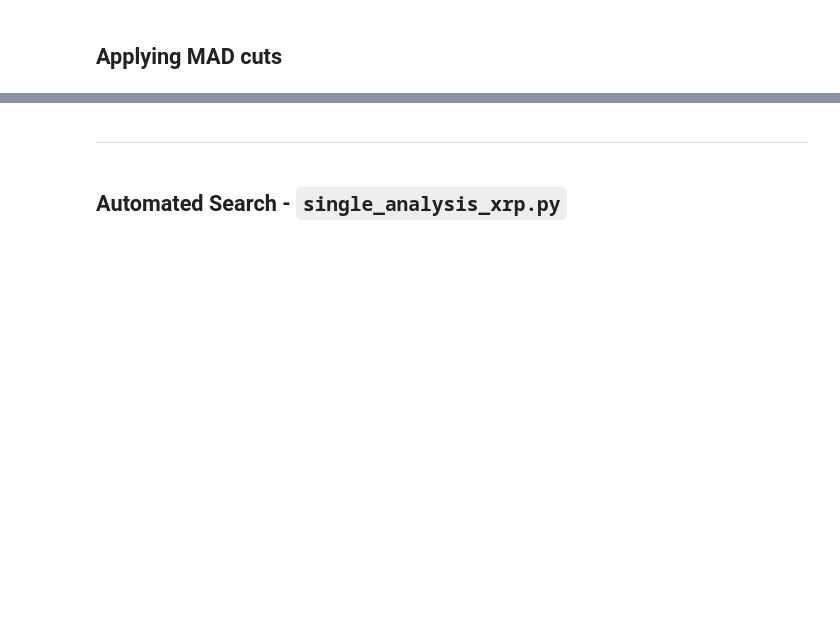
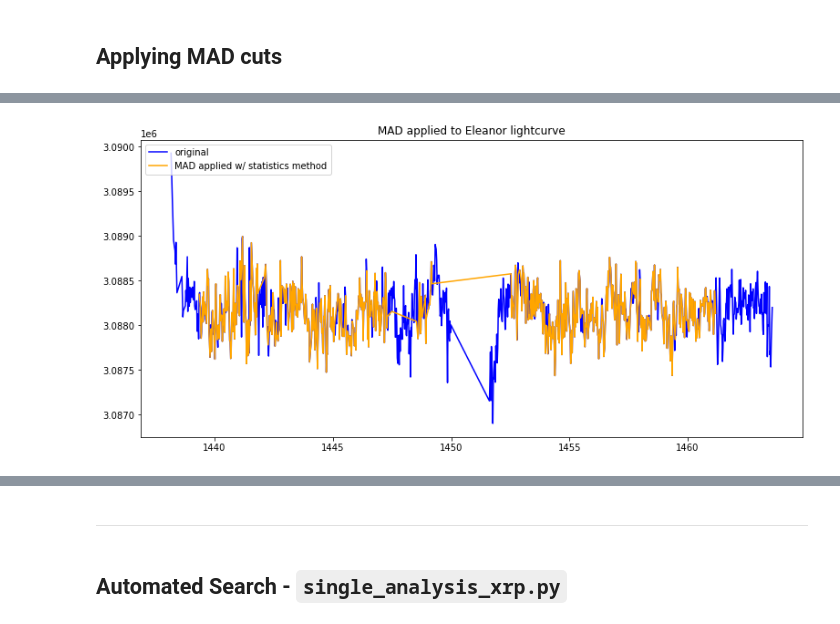
Before and after one commit to azibn/automated_exocomet_hunt, a Jupyter notebook: Notebooks/Eleanor_Test.ipynb, the cells around one changed output, grey strips where cells are left out. Cells and saved outputs as stored; diff of their text form; code cells hidden in the pictures; blank space fills up the shorter version.

```diff
--- a/Notebooks/Eleanor_Test.ipynb
+++ b/Notebooks/Eleanor_Test.ipynb
@@ -134,16 +149,18 @@ for i in bad_times:
 # %%
-df = pd.DataFrame(data=[star_data.quality[q],star_data.corr_flux[q],star_data.time[q]]).T
+df = pd.DataFrame(data=[star_data.time[q],star_data.corr_flux[q],star_data.quality[q]]).T
 # %%
-cols = ['quality','corr_flux','time']
+cols = ['time','corr_flux','quality']
 df.columns = cols
 # %%
 df.normalised_corr_flux = normalise_lc(df.corr_flux)
 # %%
 plt.figure(figsize=(13,6))
-plt.plot(df.time[(df.quality==0)],df.normalised_corr_flux[(df.quality==0)] + 0.005,c='blue',label='original')
-plt.plot(df.time[(df.quality==0) & mask & mad_cut],df.normalised_corr_flux[(df.quality==0) & mask & mad_cut] + 0.0025,c='red',label='MAD applied w/ Daniel\'s method')
-plt.plot(df.time[(df.quality==0) & mask & mad_cut2],df.normalised_corr_flux[(df.quality==0) & mask & mad_cut2],c='orange',label='MAD applied w/ statistics method')
+plt.plot(df.time[(df.quality==0)],df.corr_flux[(df.quality==0)] + 0.005,c='blue',label='original')
+#plt.plot(df.time[(df.quality==0) & mask & mad_cut],df.corr_flux[(df.quality==0) & mask & mad_cut] + 0.0025,c='red',label='MAD applied w/ Daniel\'s method')
+plt.plot(df.time[(df.quality==0) & mask & mad_cut2],df.corr_flux[(df.quality==0) & mask & mad_cut2],c='orange',label='MAD applied w/ statistics method')
 plt.title('MAD applied to Eleanor lightcurve')
 #plt.ylim([0.9985,1.0006])
 plt.legend(loc='upper left')
 plt.show()
+# %% [output]
+[figure, added]
```
Also changed, not shown: parts of 23 cells of this notebook, 7 other files.
